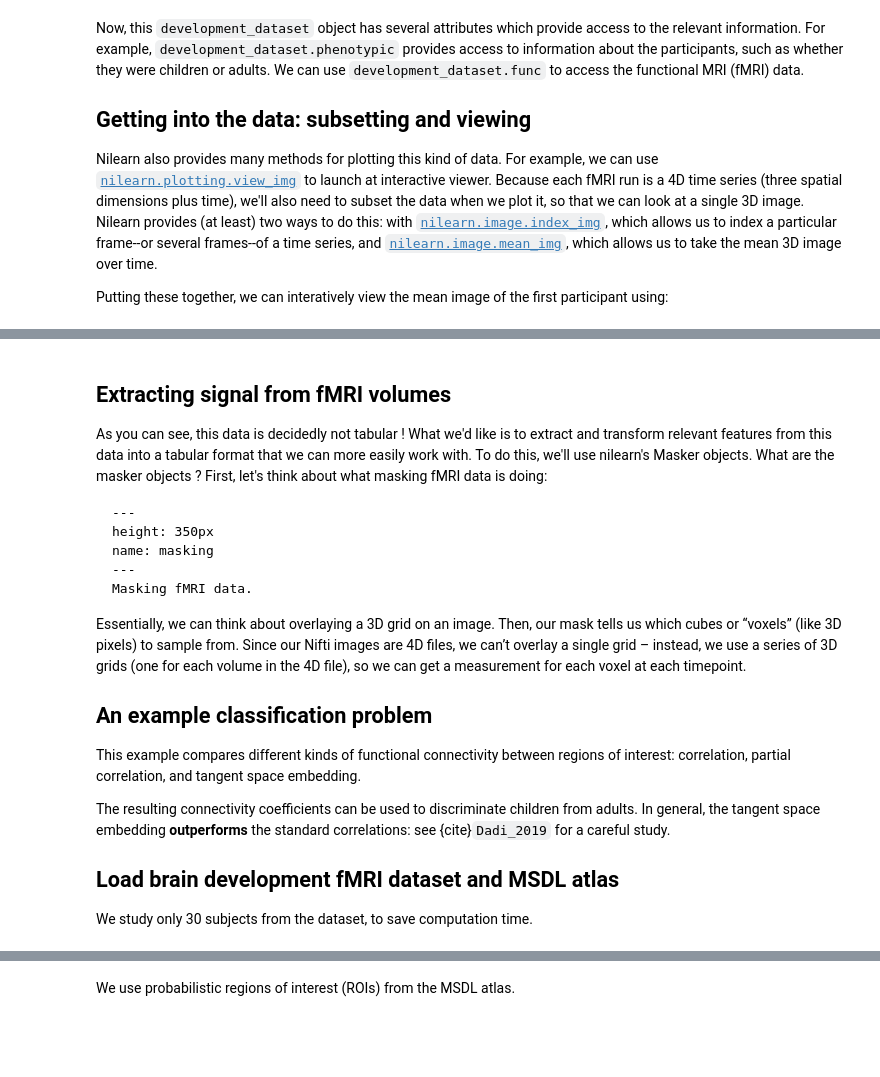
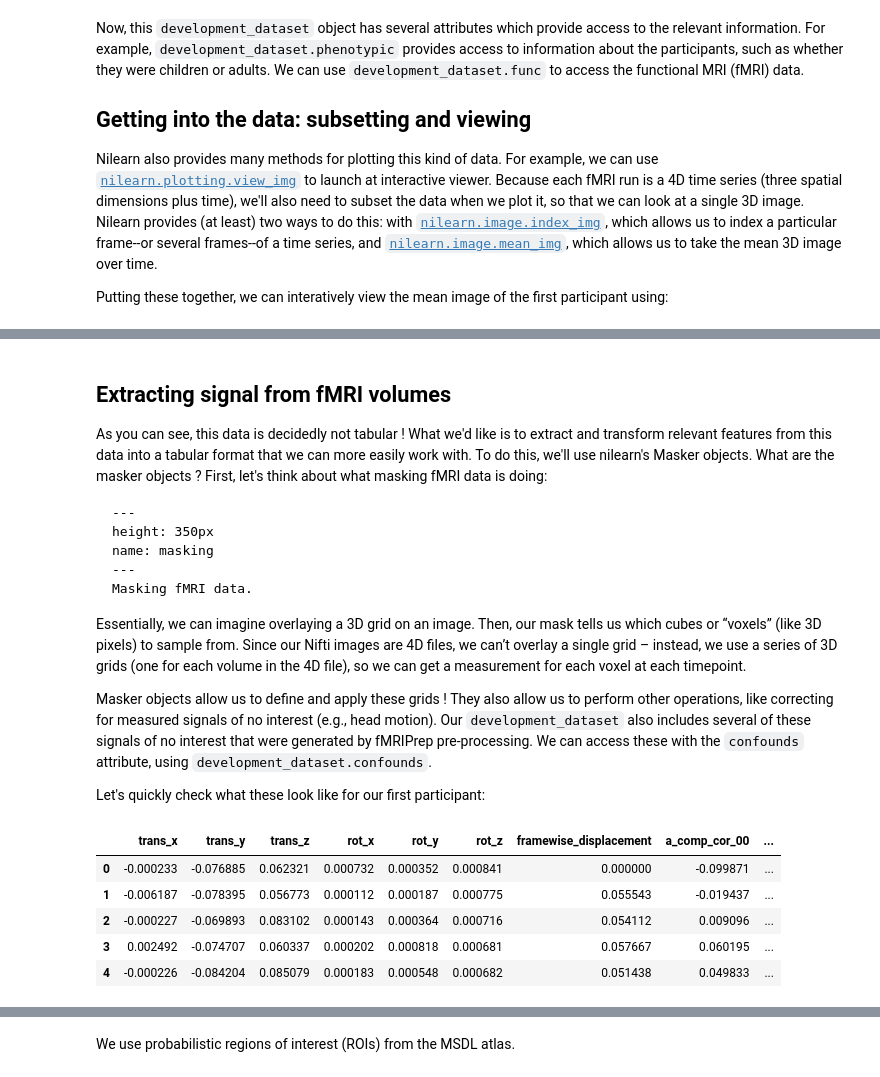
Before and after one commit to emdupre/nha-ml-nimg, a Jupyter notebook: _sources/classification.ipynb, the cells around one changed output, grey strips where cells are left out. Cells and saved outputs as stored; diff of their text form; code cells hidden in the pictures; blank space fills up the shorter version.

````diff
--- a/_sources/classification.ipynb
+++ b/_sources/classification.ipynb
@@ -119,23 +120,28 @@ name: masking
 Masking fMRI data.
 ```
 
-Essentially, we can think about overlaying a 3D grid on an image.
+Essentially, we can imagine overlaying a 3D grid on an image.
 Then, our mask tells us which cubes or “voxels” (like 3D pixels) to sample from.
 Since our Nifti images are 4D files, we can’t overlay a single grid –
 instead, we use a series of 3D grids (one for each volume in the 4D file),
 so we can get a measurement for each voxel at each timepoint.
 
-## An example classification problem
+Masker objects allow us to define and apply these grids !
+They also allow us to perform other operations,
+like correcting for measured signals of no interest (e.g., head motion).
+Our `development_dataset` also includes several of these signals of no interest that were generated by fMRIPrep pre-processing.
+We can access these with the `confounds` attribute,
+using `development_dataset.confounds`.
 
-This example compares different kinds of functional connectivity between
-regions of interest: correlation, partial correlation, and tangent space
-embedding.
-
-The resulting connectivity coefficients can be used to
-discriminate children from adults. In general, the tangent space embedding
-**outperforms** the standard correlations: see {cite}`Dadi_2019`
-for a careful study.
-
-## Load brain development fMRI dataset and MSDL atlas
-
-We study only 30 subjects from the dataset, to save computation time.
+Let's quickly check what these look like for our first participant:
+# %%
+import pandas as pd
+
+pd.read_table(development_dataset.confounds[0]).head()
+# %% [output]
+|  | trans_x | trans_y | trans_z | rot_x | rot_y | rot_z | framewise_displacement | a_comp_cor_00 | ... |
+| 0 | -0.000233 | -0.076885 | 0.062321 | 0.000732 | 0.000352 | 0.000841 | 0.000000 | -0.099871 | ... |
+| 1 | -0.006187 | -0.078395 | 0.056773 | 0.000112 | 0.000187 | 0.000775 | 0.055543 | -0.019437 | ... |
+| 2 | -0.000227 | -0.069893 | 0.083102 | 0.000143 | 0.000364 | 0.000716 | 0.054112 | 0.009096 | ... |
+| 3 | 0.002492 | -0.074707 | 0.060337 | 0.000202 | 0.000818 | 0.000681 | 0.057667 | 0.060195 | ... |
+| 4 | -0.000226 | -0.084204 | 0.085079 | 0.000183 | 0.000548 | 0.000682 | 0.051438 | 0.049833 | ... |
````
Also changed, not shown: parts of 5 cells of this notebook, 9 other files.
